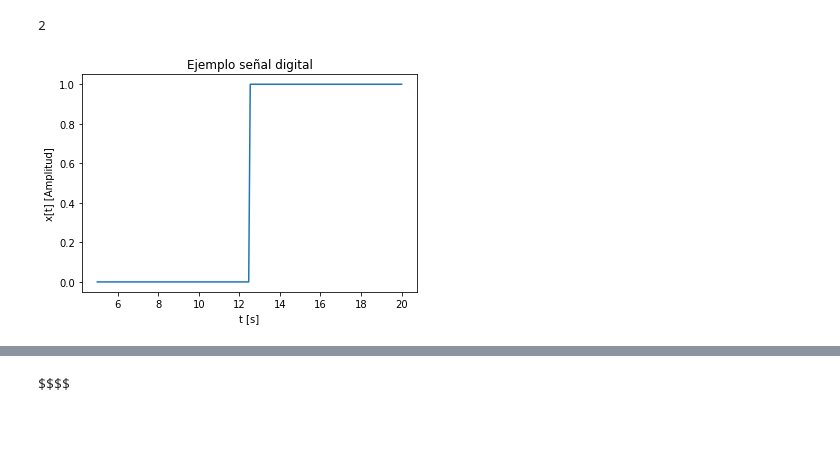
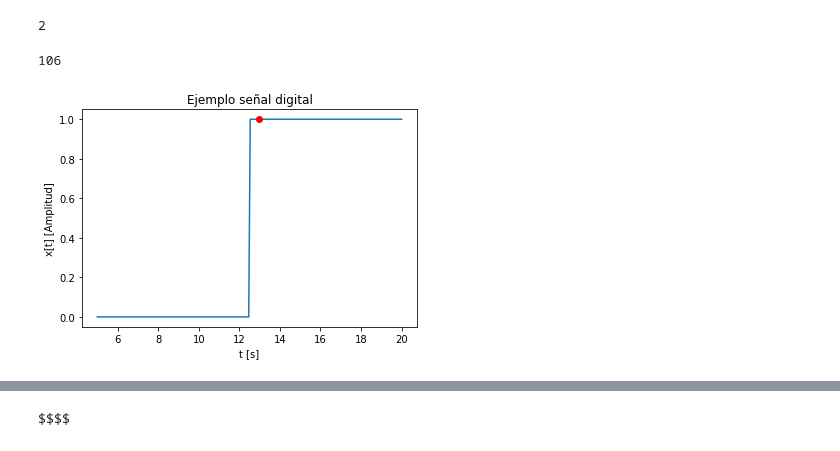
Before and after one commit to amalvarezme/SenalesSistemas, a Jupyter notebook: ejemploSep1.ipynb, the cells around one changed output, grey strips where cells are left out. Drawn from its saved outputs; the diff is of its cells as text; code cells hidden in the pictures.

```diff
--- a/ejemploSep1.ipynb
+++ b/ejemploSep1.ipynb
@@ -73,20 +73,25 @@ print(int(y)) #casting
 # %%
 import matplotlib.pyplot as plt
 N = 200 #tamaño del vector
 ti = 5 # tiempo inicial en seg
 tf = 20 # tiempo final en seg
 t = np.linspace(ti,tf,N) # genera vector tiempo
 #print(t)
 x = np.zeros((N))
 x[int(0.5*N):] = 1
 #print(x)
 plt.plot(t,x) # x[tn] -> tamaño del arreglo t debe ser igual al del arreglo x
+tnew = 13
+n = int((tnew-ti)*N/(tf-ti))
+plt.plot(t[n],x[n],'ro')
+print(n)
 plt.xlabel('t [s]')
 plt.ylabel('x[t] [Amplitud]')
 plt.title('Ejemplo señal digital')
 plt.show() # terminar figura
 # %% [output]
+106
-[figure, old version]
+[figure, new version]
 # %% [markdown]
 $ti = 5$ -> $n = 0$
 
```
Also changed, not shown: parts of 6 cells of this notebook.
